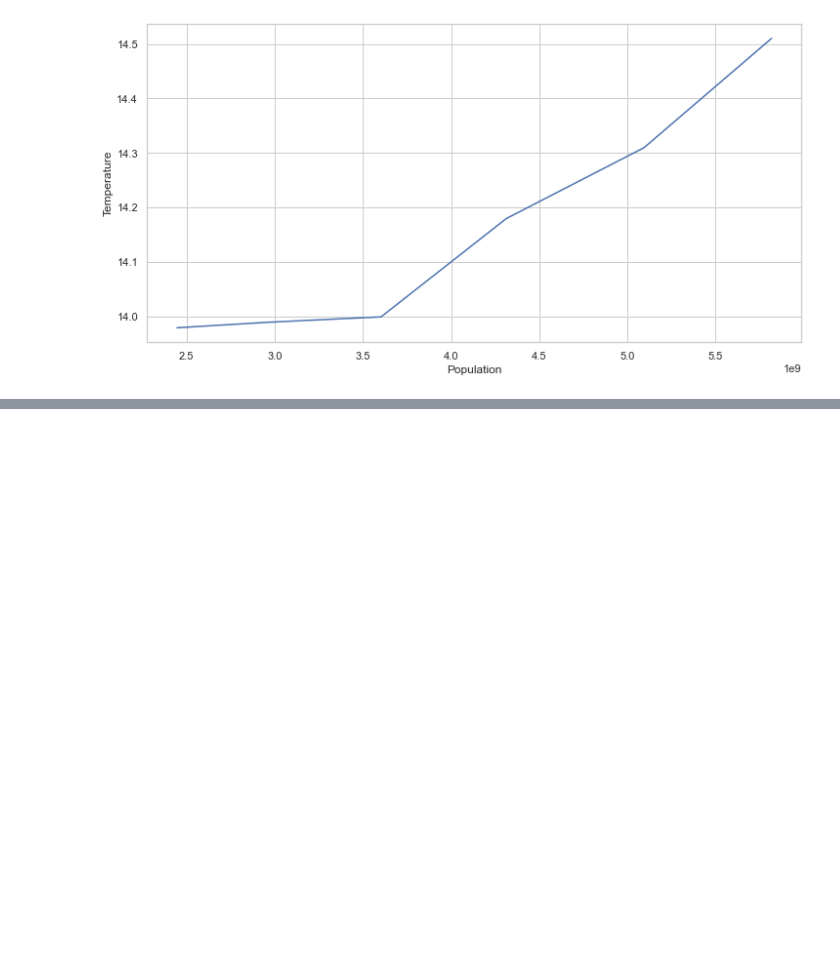
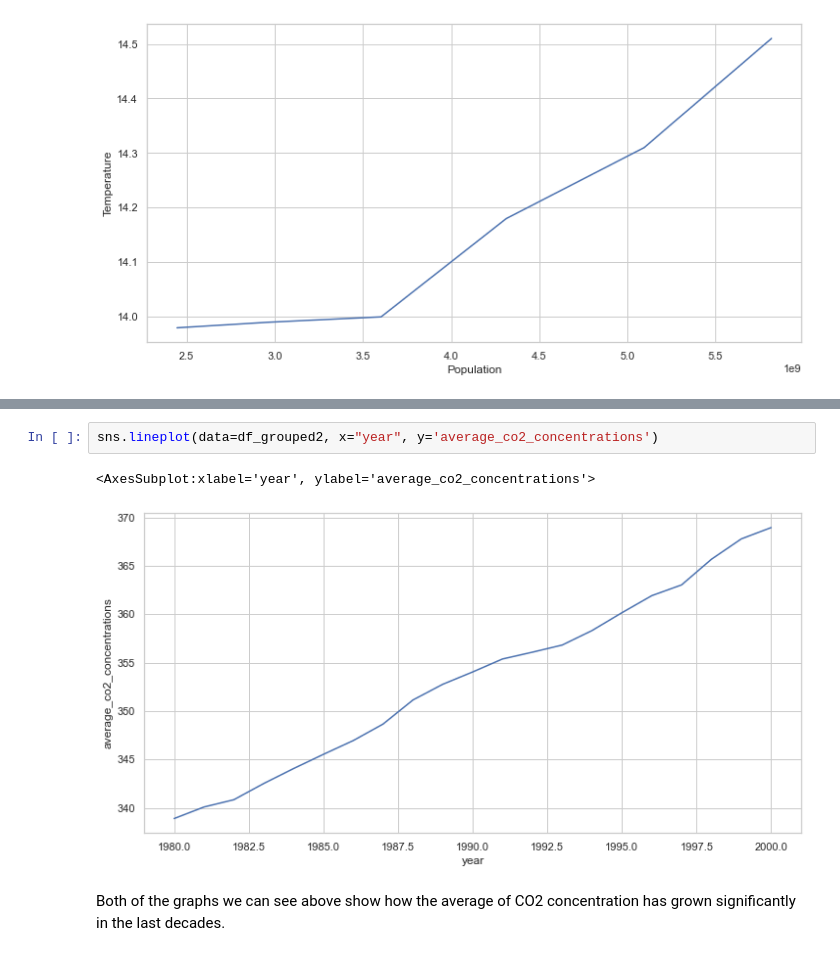
Before and after one commit to AnaWalsh/Global_warming, a Jupyter notebook: Notebooks/2-Data_visualization.ipynb, the cells around one changed output, grey strips where cells are left out. Saved outputs shown, nothing was run; the diff lists cells and outputs as text; blank space fills up the shorter version.

```diff
--- a/Notebooks/2-Data_visualization.ipynb
+++ b/Notebooks/2-Data_visualization.ipynb
@@ -74,0 +202,7 @@ sns.lineplot(data=final_df, x="Population", y="Temperature")
+# %%
+sns.lineplot(data=df_grouped2, x="year", y='average_co2_concentrations')
+# %% [output]
+<AxesSubplot:xlabel='year', ylabel='average_co2_concentrations'>
+[figure, added]
+# %% [markdown]
+Both of the graphs we can see above show how the average of CO2 concentration has grown significantly in the last decades.
```
Also changed, not shown: parts of 28 cells of this notebook, 10 other files.
